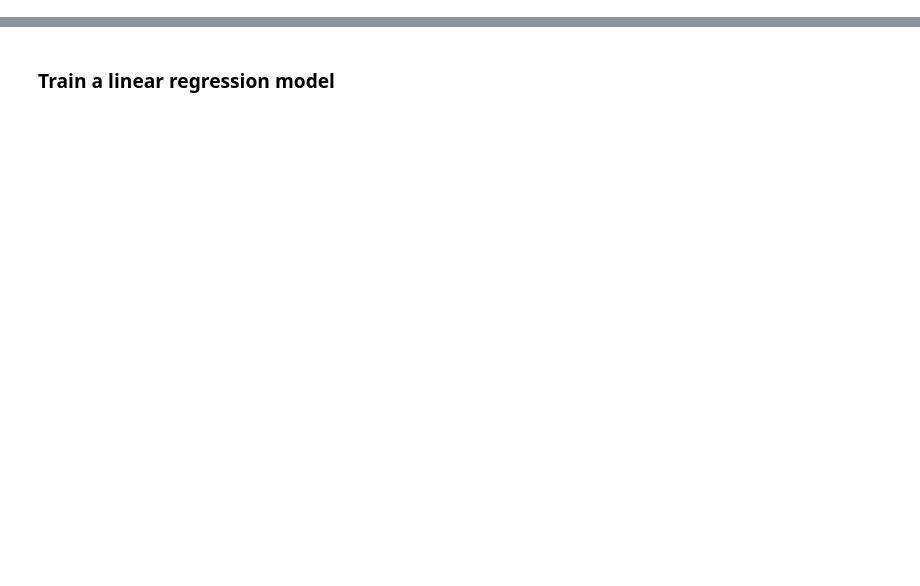
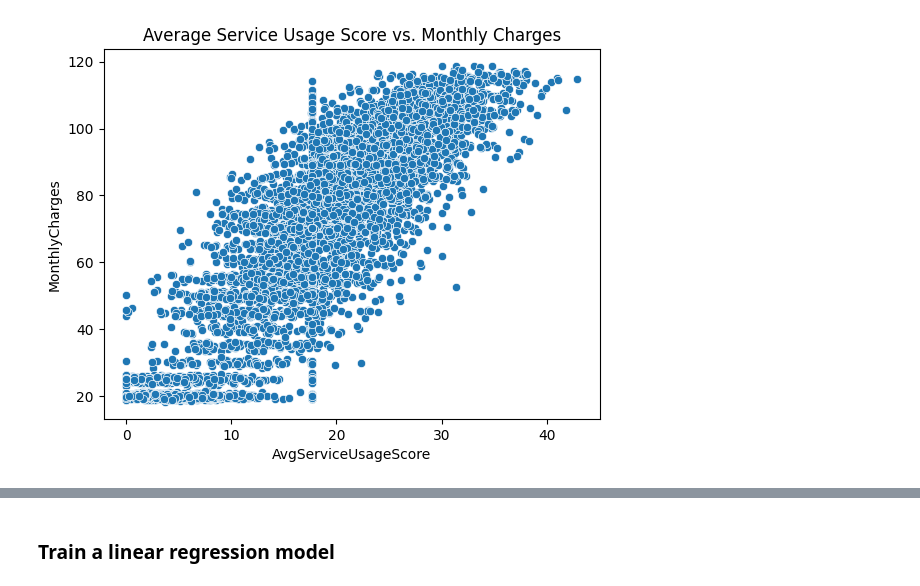
Before and after one commit to ismayc/oreilly-ml-for-data-analytics-with-python, a Jupyter notebook: exercises_solutions.ipynb, the cells around one changed output, grey strips where cells are left out. Drawn from its saved outputs; the diff is of its cells as text; code cells hidden in the pictures; blank space fills up the shorter version.

```diff
--- a/exercises_solutions.ipynb
+++ b/exercises_solutions.ipynb
@@ -251,0 +241,7 @@ X_train, X_val, y_train, y_val = train_test_split(
+# %%
+plt.clf()
+sns.scatterplot(data=telco_churn, x='AvgServiceUsageScore', y='MonthlyCharges')
+plt.title('Average Service Usage Score vs. Monthly Charges')
+plt.show();
+# %% [output]
+[figure, added]
```
Also changed, not shown: parts of 121 cells of this notebook, 40 other files.
